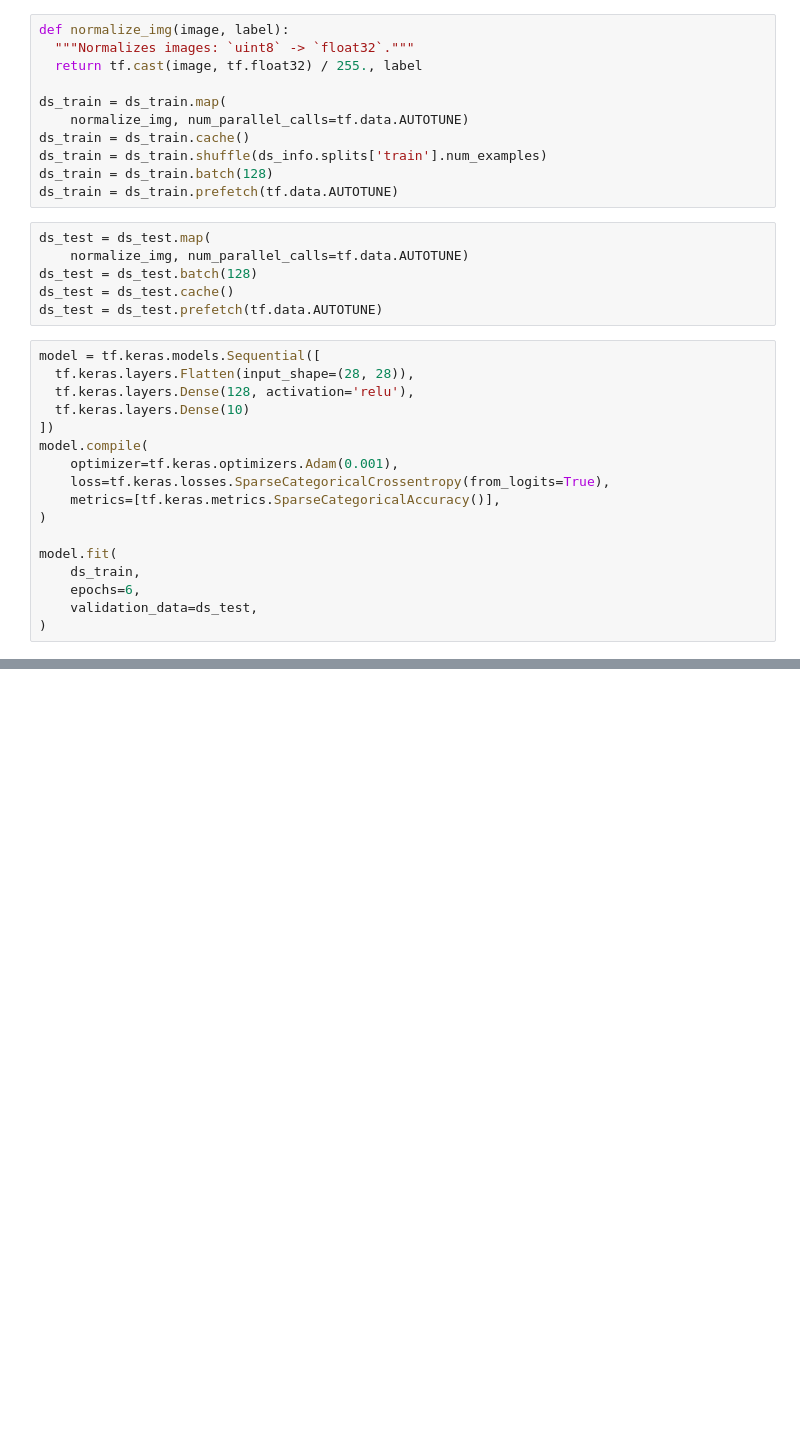
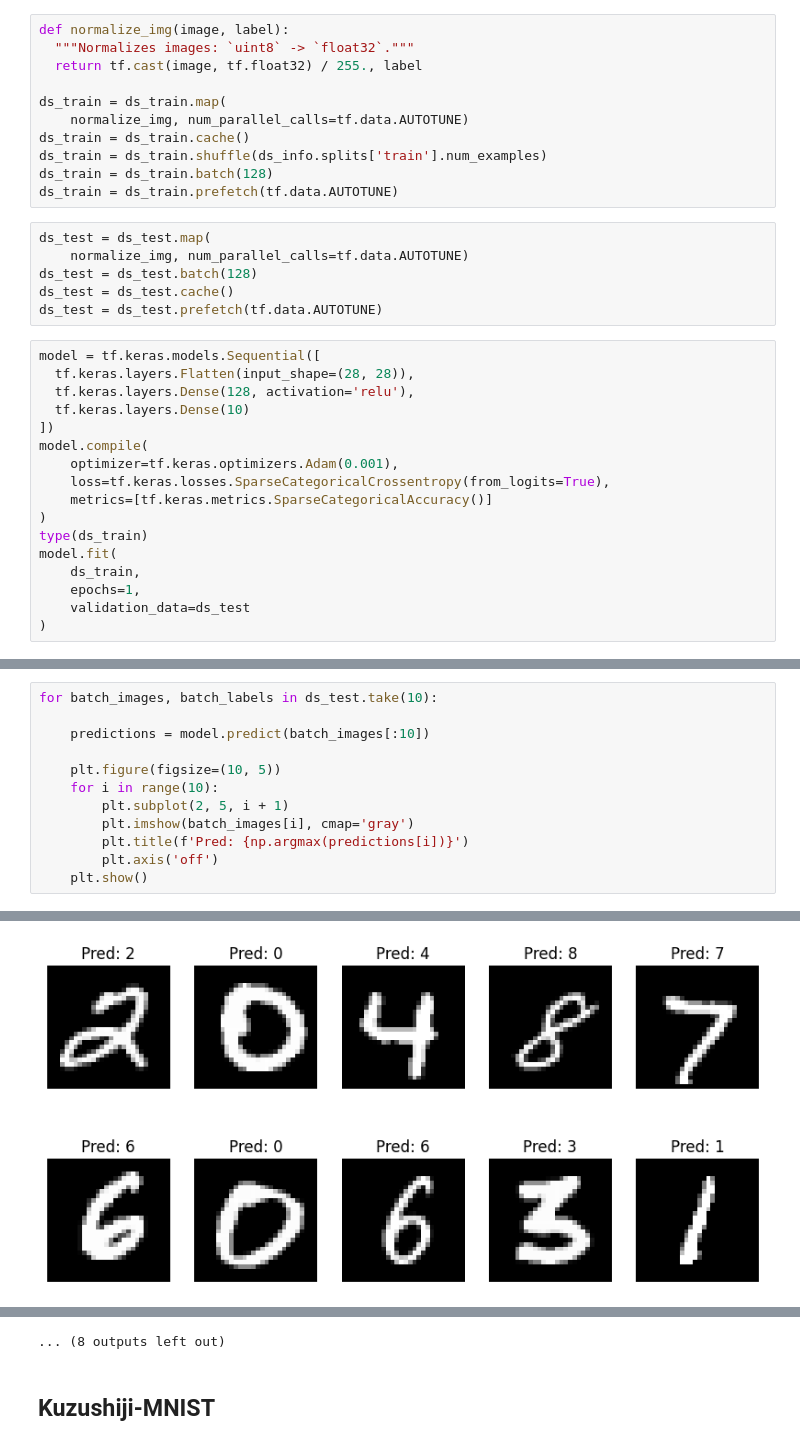
Before and after one commit to Ornellah/TensorFlowModels, a Jupyter notebook: lenet5.ipynb, the cells around one changed output, grey strips where cells are left out. Saved outputs shown, nothing was run; the diff lists cells and outputs as text; blank space fills up the shorter version.

```diff
--- a/lenet5.ipynb
+++ b/lenet5.ipynb
@@ -53,12 +43,12 @@ model = tf.keras.models.Sequential([
 model.compile(
     optimizer=tf.keras.optimizers.Adam(0.001),
     loss=tf.keras.losses.SparseCategoricalCrossentropy(from_logits=True),
-    metrics=[tf.keras.metrics.SparseCategoricalAccuracy()],
+    metrics=[tf.keras.metrics.SparseCategoricalAccuracy()]
 )
-
+type(ds_train)
 model.fit(
     ds_train,
-    epochs=6,
-    validation_data=ds_test,
+    epochs=1,
+    validation_data=ds_test
 )
 # %% [output]
@@ -78,0 +93,13 @@ Epoch 6/6
+# %%
+for batch_images, batch_labels in ds_test.take(10):
+
+    predictions = model.predict(batch_images[:10])
+
+    plt.figure(figsize=(10, 5))
+    for i in range(10):
+        plt.subplot(2, 5, i + 1)
+        plt.imshow(batch_images[i], cmap='gray')
+        plt.title(f'Pred: {np.argmax(predictions[i])}')
+        plt.axis('off')
+    plt.show()
+# %% [output]
@@ -78,0 +107 @@ Epoch 6/6
+[figure, added]
@@ -78,0 +118,3 @@ Epoch 6/6
+... (8 outputs left out)
+# %% [markdown]
+## Kuzushiji-MNIST
```
Also changed, not shown: parts of 14 cells of this notebook, 1 other file.
